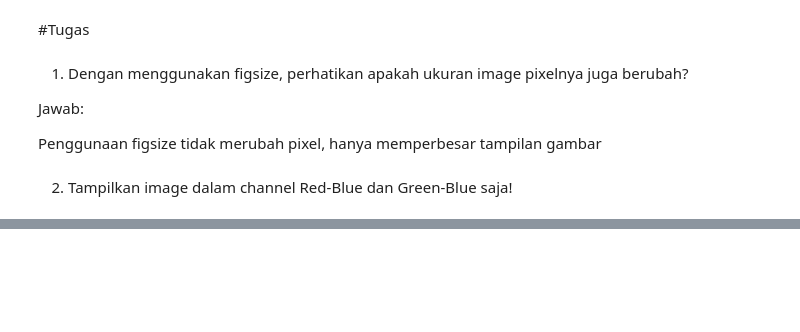
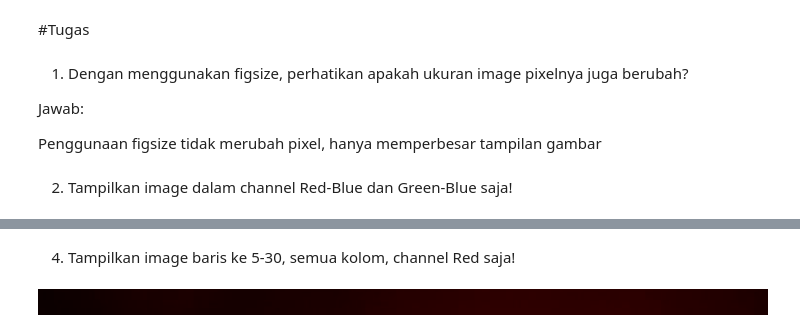
Before and after one commit to LeToyek/2141720085-pcvk-2023, a Jupyter notebook: Week02.ipynb, the cells around one changed output, grey strips where cells are left out. Saved outputs shown, nothing was run; the diff lists cells and outputs as text; code cells hidden in the pictures; blank space fills up the shorter version.

```diff
--- a/Week02.ipynb
+++ b/Week02.ipynb
@@ -175,0 +209,13 @@ cv2_imshow(img)
+# %% [markdown]
+4. Tampilkan image baris ke 5-30, semua kolom, channel Red saja!
+# %%
+cp_img = img.copy()
+all_col_img = cp_img[5:31,:]
+
+
+all_col_img[:,:,1] = 0 # disable green ch
+all_col_img[:,:,0] = 0 # disable blue ch
+
+cv2_imshow(all_col_img)
+# %% [output]
+[figure, added]
```
Also changed, not shown: parts of 17 cells of this notebook.
